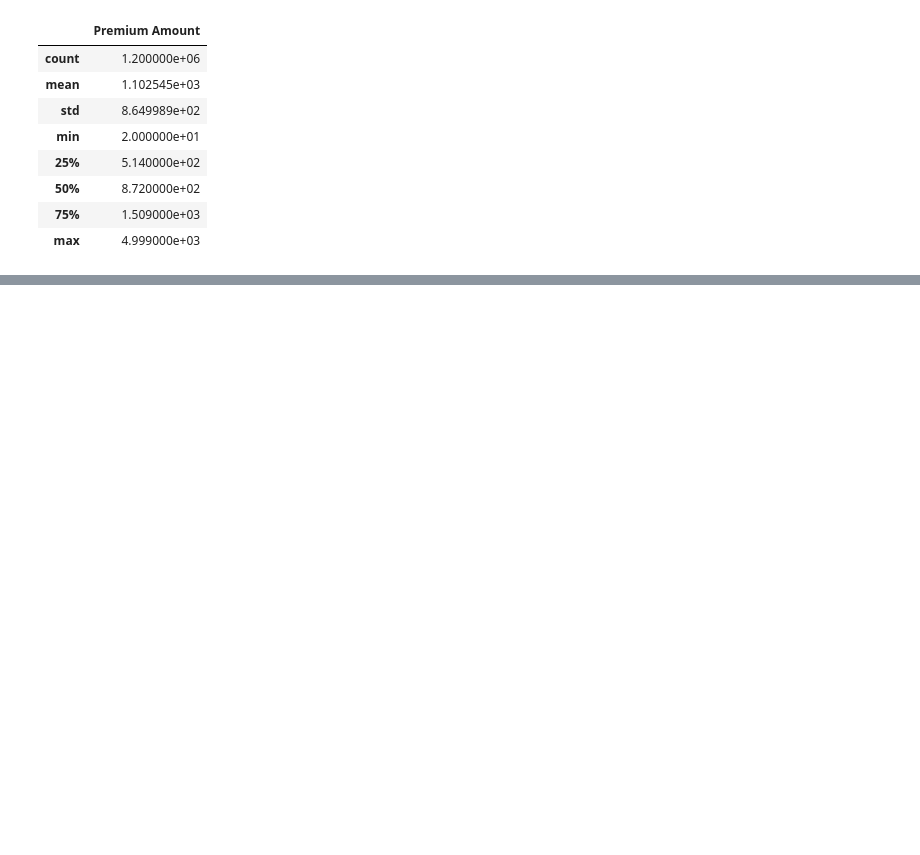
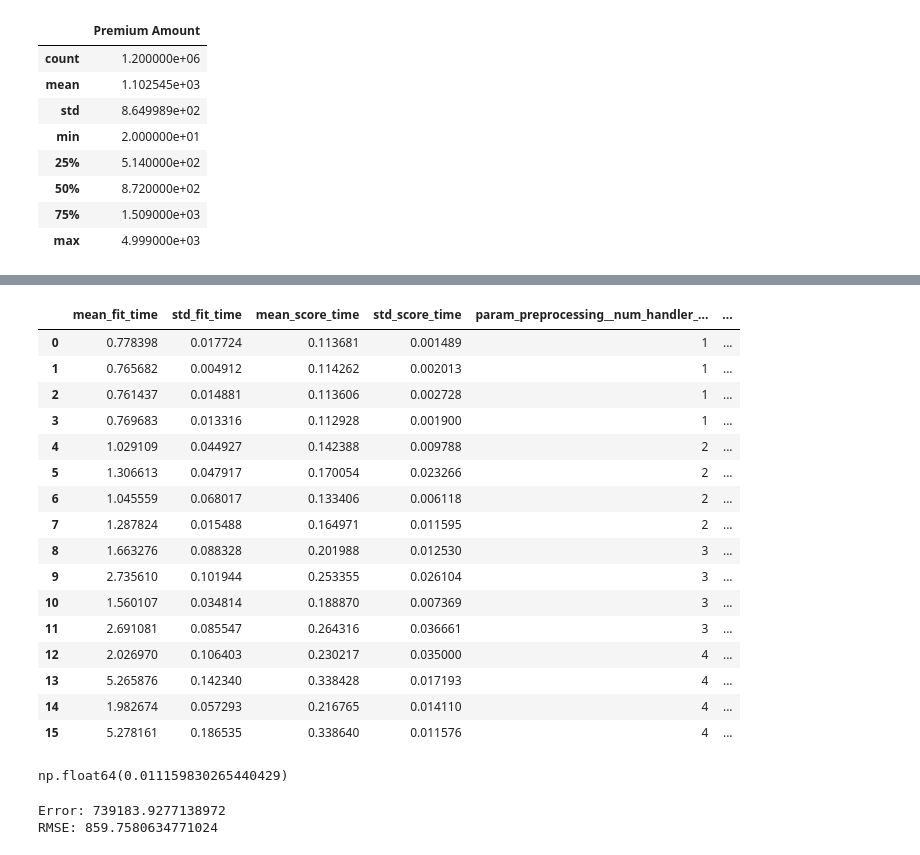
Before and after one commit to NK0901/InsurancePremiumPredictor, a Jupyter notebook: Insurance-Premium-Predictor.ipynb, the cells around one changed output, grey strips where cells are left out. Cells and saved outputs as stored; diff of their text form; code cells hidden in the pictures; blank space fills up the shorter version.

Commit message:
Polynomial Regression

```diff
--- a/Insurance-Premium-Predictor.ipynb
+++ b/Insurance-Premium-Predictor.ipynb
@@ -335,0 +345,35 @@ y_org.describe()
+# %%
+numeric_pipeline = Pipeline([
+    ("imputer", SimpleImputer(strategy="mean")),
+    ("poly_features", PolynomialFeatures()),
+    ("scaler", StandardScaler())
+])
+
+feedback_pipeline = Pipeline([
+    ("imputer", SimpleImputer(strategy="constant", fill_value="Average")),
+    ("encoder", OneHotEncoder(sparse_output=False, handle_unknown="ignore"))
+])
+
+
+preprocessing_pipeline = ColumnTransformer([
+    ("num_handler", numeric_pipeline, ["Age", "Annual Income", "Number of Dependents", "Health Score", "Previous Claims", "Credit Score"]),
+    ("feedback_handler", feedback_pipeline, ["Customer Feedback"]),
+    ("one_hot_encode", OneHotEncoder(sparse_output=False, handle_unknown="ignore"),
+    ["Gender", "Smoking Status", "Property Type", "Education Level", "Location", "Policy Type", "Exercise Frequency"]),
+    ("drop_columns", "drop", ["Occupation", "Vehicle Age", "Marital Status", "Policy Start Date", "Gender", "Customer Feedback", "Smoking Status", "Property Type", "Education Level", "Location", "Policy Type", "Exercise Frequency"]),
+], verbose=True, remainder="drop")
+
+pipeline = Pipeline([
+    ("preprocessing", preprocessing_pipeline),
+    ("lin_model", LinearRegression())
+])
+# %%
+param_grid = {
+    "preprocessing__num_handler__poly_features__degree": [1, 2, 3, 4],
+    "preprocessing__num_handler__poly_features__interaction_only": [True, False],
+    "preprocessing__num_handler__poly_features__include_bias": [True, False]
+}
+# %%
+grid_search = GridSearchCV(estimator=pipeline, cv=5, param_grid=param_grid, verbose=True)
+# %%
+grid_search.fit(X_train, y_train)
@@ -335,0 +415,24 @@ y_org.describe()
+# %%
+pd.DataFrame(grid_search.cv_results_)
+# %% [output]
+|  | mean_fit_time | std_fit_time | mean_score_time | std_score_time | param_preprocessing__num_handler_... | ... |
+| 0 | 0.778398 | 0.017724 | 0.113681 | 0.001489 | 1 | ... |
+| 1 | 0.765682 | 0.004912 | 0.114262 | 0.002013 | 1 | ... |
+| 2 | 0.761437 | 0.014881 | 0.113606 | 0.002728 | 1 | ... |
+| 3 | 0.769683 | 0.013316 | 0.112928 | 0.001900 | 1 | ... |
+| 4 | 1.029109 | 0.044927 | 0.142388 | 0.009788 | 2 | ... |
+| 5 | 1.306613 | 0.047917 | 0.170054 | 0.023266 | 2 | ... |
+| 6 | 1.045559 | 0.068017 | 0.133406 | 0.006118 | 2 | ... |
+| 7 | 1.287824 | 0.015488 | 0.164971 | 0.011595 | 2 | ... |
+| 8 | 1.663276 | 0.088328 | 0.201988 | 0.012530 | 3 | ... |
+| 9 | 2.735610 | 0.101944 | 0.253355 | 0.026104 | 3 | ... |
+| 10 | 1.560107 | 0.034814 | 0.188870 | 0.007369 | 3 | ... |
+| 11 | 2.691081 | 0.085547 | 0.264316 | 0.036661 | 3 | ... |
+| 12 | 2.026970 | 0.106403 | 0.230217 | 0.035000 | 4 | ... |
+| 13 | 5.265876 | 0.142340 | 0.338428 | 0.017193 | 4 | ... |
+| 14 | 1.982674 | 0.057293 | 0.216765 | 0.014110 | 4 | ... |
+| 15 | 5.278161 | 0.186535 | 0.338640 | 0.011576 | 4 | ... |
+# %%
+grid_search.best_score_
+# %% [output]
+np.float64(0.011159830265440429)
@@ -335,0 +441,8 @@ y_org.describe()
+# %%
+y_pred = best_estimator.predict(X_test)
+error = mean_squared_error(y_pred=y_pred, y_true=y_test)
+print(f"Error: {error}")
+print(f"RMSE: {np.sqrt(error)}")
+# %% [output]
+Error: 739183.9277138972
+RMSE: 859.7580634771024
```
Also changed, not shown: parts of 11 cells of this notebook.
